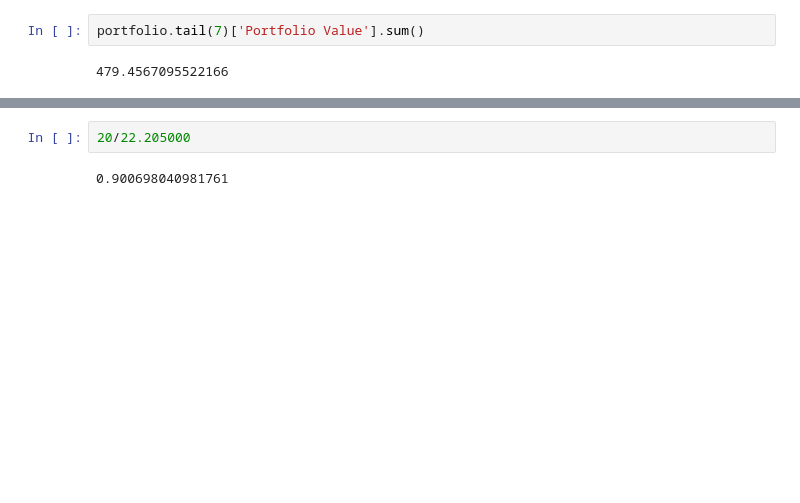
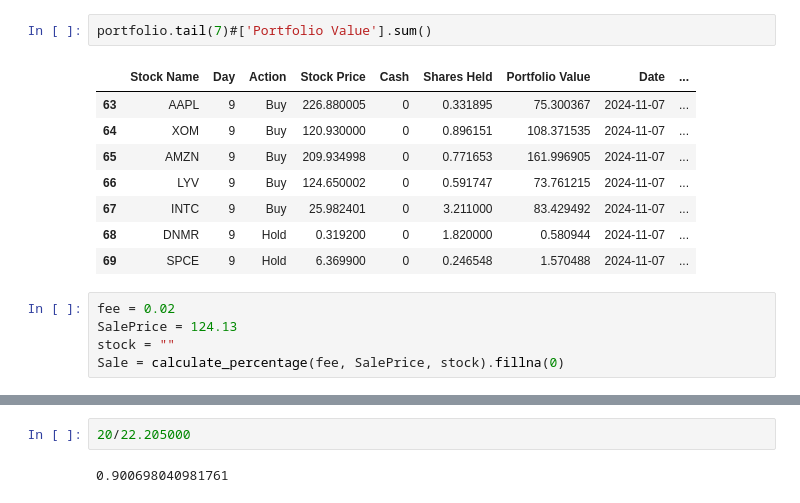
Before and after one commit to uniquedapoet/StockTradingModel, a Jupyter notebook: CashAppIntegration/PortfolioLog.ipynb, the cells around one changed output, grey strips where cells are left out. Drawn from its saved outputs; the diff is of its cells as text; blank space fills up the shorter version.

```diff
--- a/CashAppIntegration/PortfolioLog.ipynb
+++ b/CashAppIntegration/PortfolioLog.ipynb
@@ -85,4 +65,16 @@ portfolio.tail(7)
 # %%
-portfolio.tail(7)['Portfolio Value'].sum()
+portfolio.tail(7)#['Portfolio Value'].sum()
 # %% [output]
-479.4567095522166
+|  | Stock Name | Day | Action | Stock Price | Cash | Shares Held | Portfolio Value | Date | ... |
+| 63 | AAPL | 9 | Buy | 226.880005 | 0 | 0.331895 | 75.300367 | 2024-11-07 | ... |
+| 64 | XOM | 9 | Buy | 120.930000 | 0 | 0.896151 | 108.371535 | 2024-11-07 | ... |
+| 65 | AMZN | 9 | Buy | 209.934998 | 0 | 0.771653 | 161.996905 | 2024-11-07 | ... |
+| 66 | LYV | 9 | Buy | 124.650002 | 0 | 0.591747 | 73.761215 | 2024-11-07 | ... |
+| 67 | INTC | 9 | Buy | 25.982401 | 0 | 3.211000 | 83.429492 | 2024-11-07 | ... |
+| 68 | DNMR | 9 | Hold | 0.319200 | 0 | 1.820000 | 0.580944 | 2024-11-07 | ... |
+| 69 | SPCE | 9 | Hold | 6.369900 | 0 | 0.246548 | 1.570488 | 2024-11-07 | ... |
+# %%
+fee = 0.02
+SalePrice = 124.13
+stock = ""
+Sale = calculate_percentage(fee, SalePrice, stock).fillna(0)
```
Also changed, not shown: parts of 5 cells of this notebook, 6 other files.
